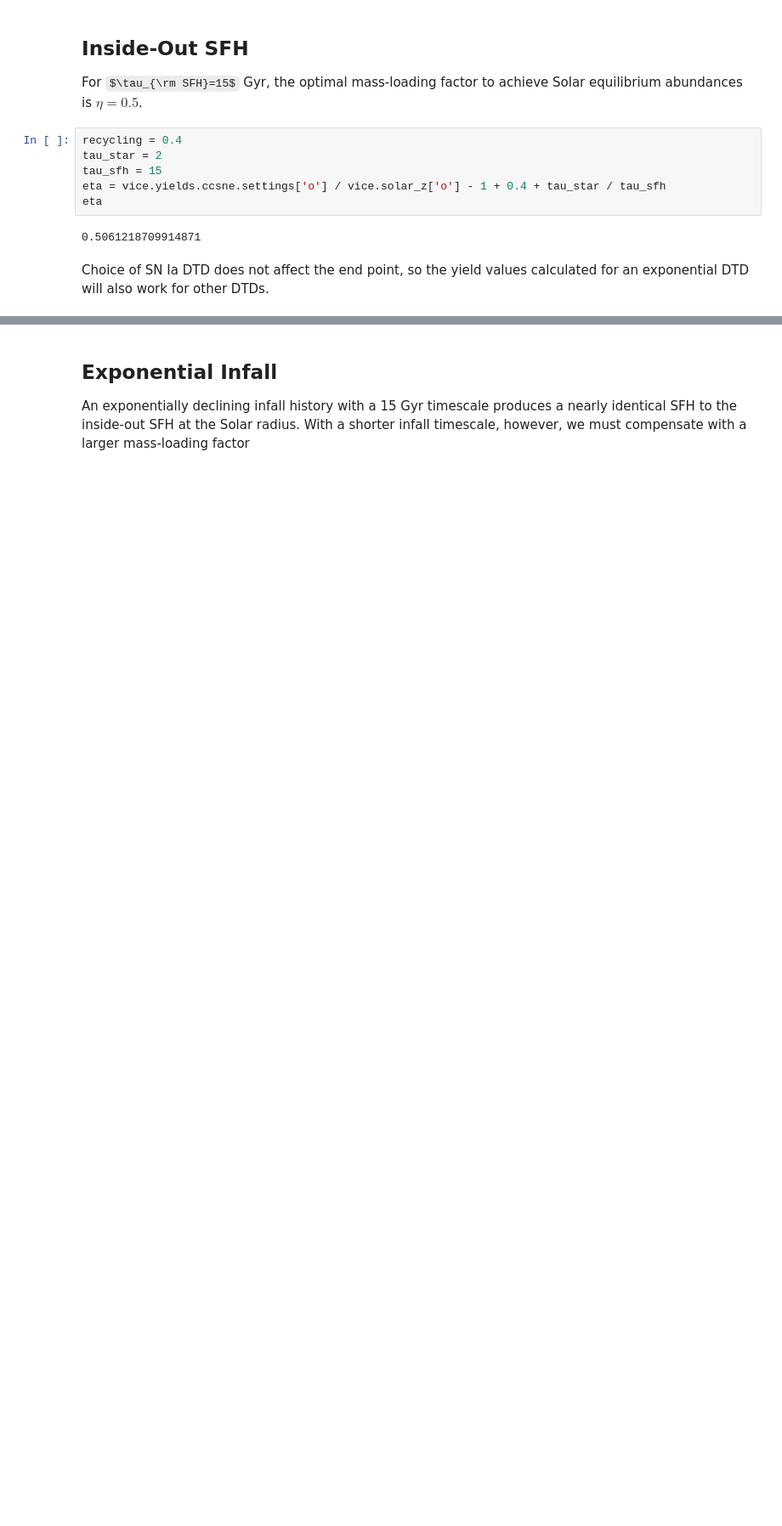
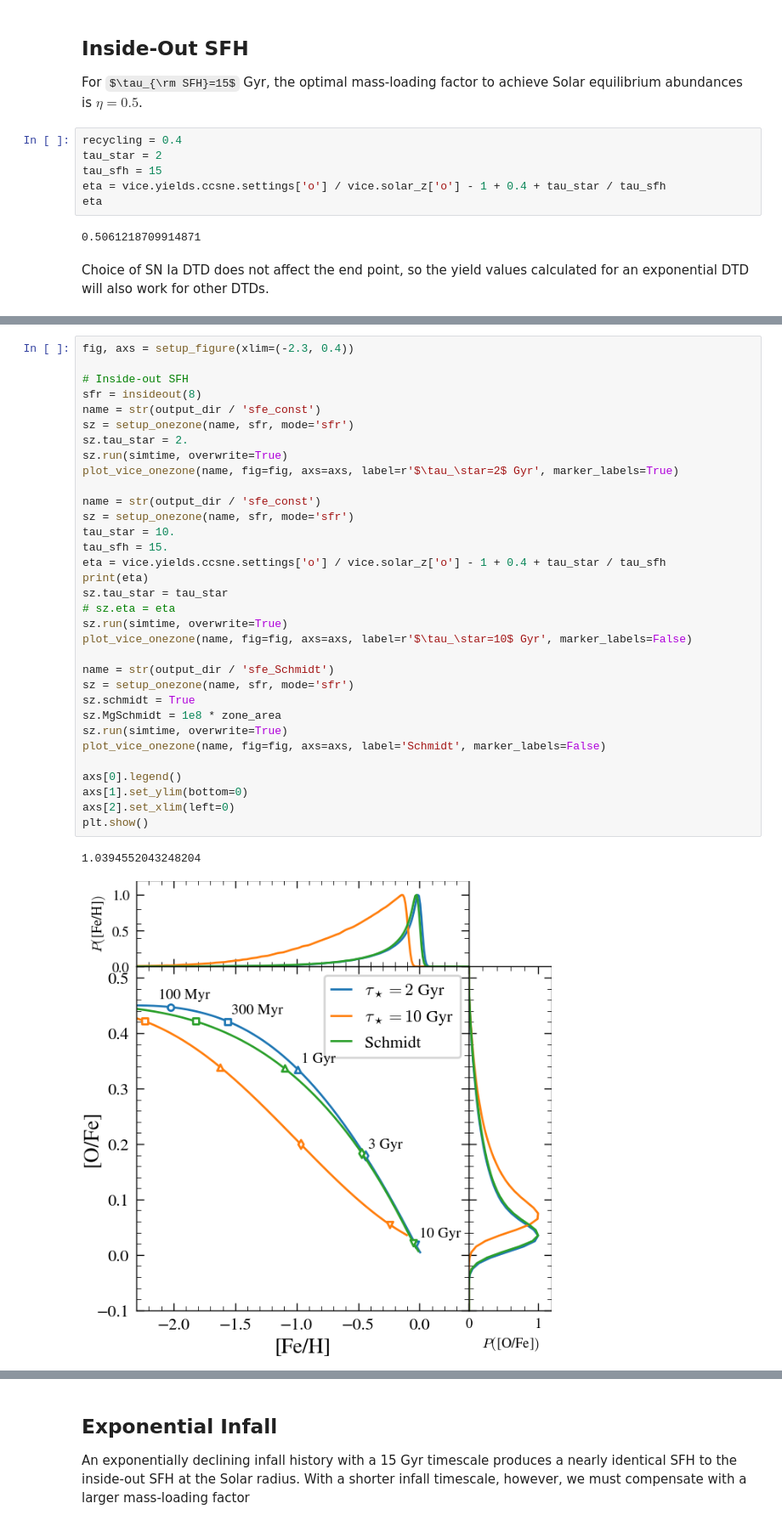
Before and after one commit to lodubay/twoinfall, a Jupyter notebook: src/scripts/onezone_W23_yields.ipynb, the cells around one changed output, grey strips where cells are left out. Shown: that part at 85% size. Drawn from its saved outputs; the diff is of its cells as text; some formulas as TeX source; blank space fills up the shorter version.

```diff
--- a/src/scripts/onezone_W23_yields.ipynb
+++ b/src/scripts/onezone_W23_yields.ipynb
@@ -89,0 +92,36 @@ plt.show()
+# %%
+fig, axs = setup_figure(xlim=(-2.3, 0.4))
+
+# Inside-out SFH
+sfr = insideout(8)
+name = str(output_dir / 'sfe_const')
+sz = setup_onezone(name, sfr, mode='sfr')
+sz.tau_star = 2.
+sz.run(simtime, overwrite=True)
+plot_vice_onezone(name, fig=fig, axs=axs, label=r'$\tau_\star=2$ Gyr', marker_labels=True)
+
+name = str(output_dir / 'sfe_const')
+sz = setup_onezone(name, sfr, mode='sfr')
+tau_star = 10.
+tau_sfh = 15.
+eta = vice.yields.ccsne.settings['o'] / vice.solar_z['o'] - 1 + 0.4 + tau_star / tau_sfh
+print(eta)
+sz.tau_star = tau_star
+# sz.eta = eta
+sz.run(simtime, overwrite=True)
+plot_vice_onezone(name, fig=fig, axs=axs, label=r'$\tau_\star=10$ Gyr', marker_labels=False)
+
+name = str(output_dir / 'sfe_Schmidt')
+sz = setup_onezone(name, sfr, mode='sfr')
+sz.schmidt = True
+sz.MgSchmidt = 1e8 * zone_area
+sz.run(simtime, overwrite=True)
+plot_vice_onezone(name, fig=fig, axs=axs, label='Schmidt', marker_labels=False)
+
+axs[0].legend()
+axs[1].set_ylim(bottom=0)
+axs[2].set_xlim(left=0)
+plt.show()
+# %% [output]
+1.0394552043248204
+[figure, added]
```
Also changed, not shown: parts of 7 cells of this notebook, 1 other file.
